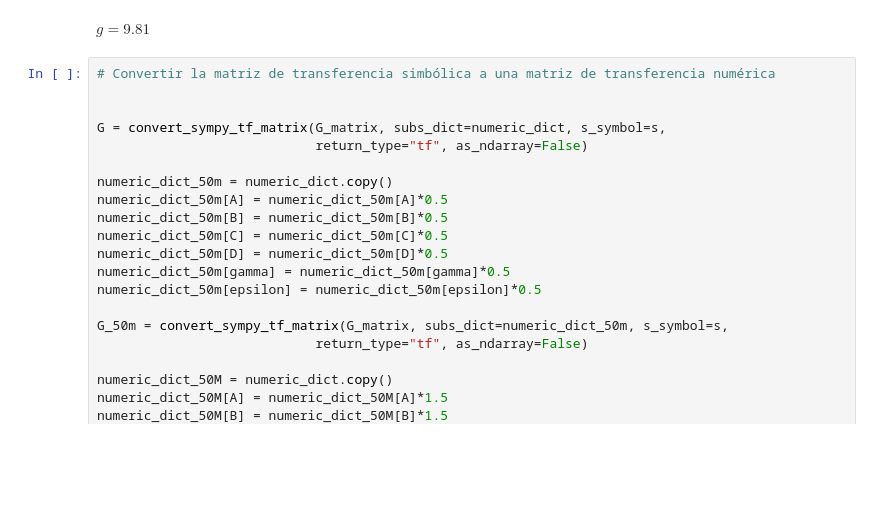
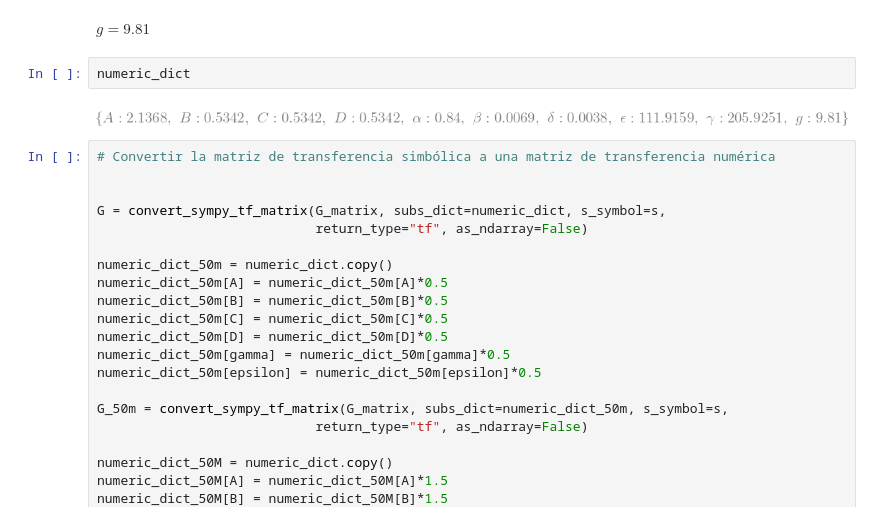
Before and after one commit to physicsIS/quadcopter, a Jupyter notebook: math_model.ipynb, the cells around one changed output. Cells and saved outputs as stored; diff of their text form; blank space fills up the shorter version.

```diff
--- a/math_model.ipynb
+++ b/math_model.ipynb
@@ -536,6 +536,10 @@ $\displaystyle \gamma = 205.9251$
 $\displaystyle \delta = 0.0038$
 $\displaystyle \epsilon = 111.9159$
 $\displaystyle g = 9.81$
+# %%
+numeric_dict
+# %% [output]
+[figure, added]
 # %%
 # Convertir la matriz de transferencia simbólica a una matriz de transferencia numérica
 
```
Also changed, not shown: parts of 6 cells of this notebook, 15 other files.
